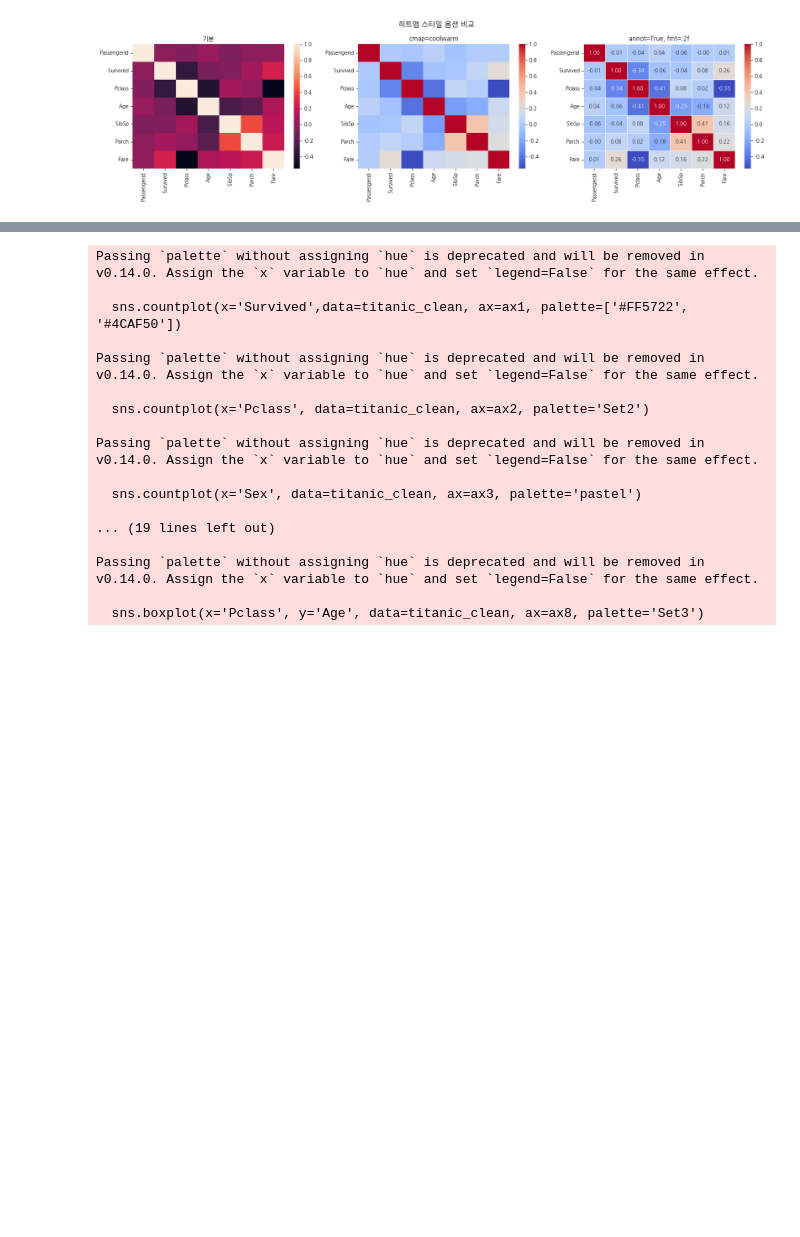
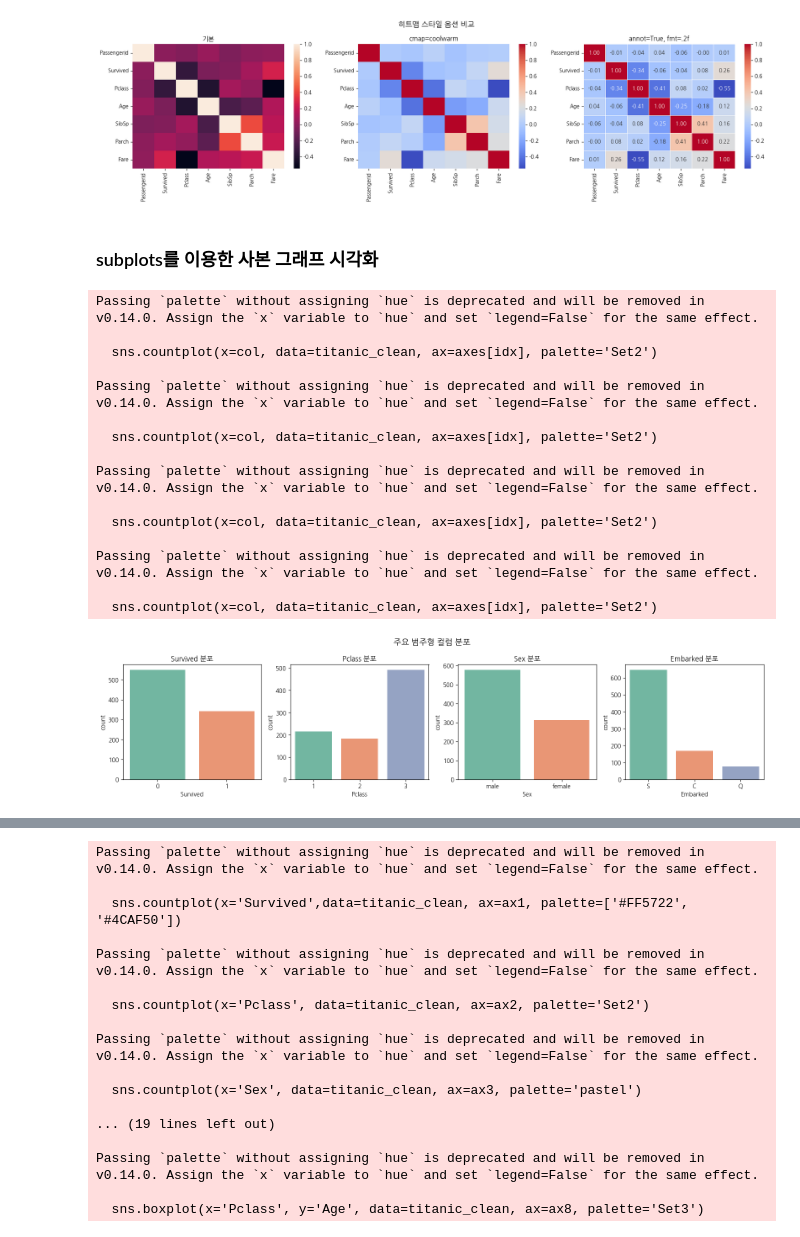
Before and after one commit to deartoms/python, a Jupyter notebook: Visualization시각화.ipynb, the cells around one changed output, grey strips where cells are left out. Saved outputs shown, nothing was run; the diff lists cells and outputs as text; code cells hidden in the pictures; blank space fills up the shorter version.

```diff
--- a/Visualization시각화.ipynb
+++ b/Visualization시각화.ipynb
@@ -543,3 +543,39 @@ plt.tight_layout()
 plt.show()
 # %% [output]
 [figure]
+# %% [markdown]
+### subplots를 이용한 사본 그래프 시각화
+# %%
+# 이산형: 셀 수 있는(countable) 값(정수 형태),
+# 연속형: 측정 가능한 범위 내에서 어떤 값이든 가질 수 있는(실수 형태)
+# 범주형: 카테고리
+
+# 이산형: 컬럼의 건수를 한 번에 시각화
+cat_columns = ['Survived','Pclass', 'Sex', 'Embarked']
+
+fig, axes = plt.subplots(nrows=1, ncols=len(cat_columns), figsize=(16, 4))
+fig.suptitle('주요 범주형 컬럼 분포', fontsize=14, fontweight='bold')
+
+for idx, col in enumerate(cat_columns):
+  sns.countplot(x=col, data=titanic_clean, ax=axes[idx], palette='Set2')
+  axes[idx].set_title(f'{col} 분포')
+
+plt.tight_layout()
+plt.show()
+# %% [output]
+Passing `palette` without assigning `hue` is deprecated and will be removed in v0.14.0. Assign the `x` variable to `hue` and set `legend=False` for the same effect.
+
+  sns.countplot(x=col, data=titanic_clean, ax=axes[idx], palette='Set2')
+
+Passing `palette` without assigning `hue` is deprecated and will be removed in v0.14.0. Assign the `x` variable to `hue` and set `legend=False` for the same effect.
+
+  sns.countplot(x=col, data=titanic_clean, ax=axes[idx], palette='Set2')
+
+Passing `palette` without assigning `hue` is deprecated and will be removed in v0.14.0. Assign the `x` variable to `hue` and set `legend=False` for the same effect.
+
+  sns.countplot(x=col, data=titanic_clean, ax=axes[idx], palette='Set2')
+
+Passing `palette` without assigning `hue` is deprecated and will be removed in v0.14.0. Assign the `x` variable to `hue` and set `legend=False` for the same effect.
+
+  sns.countplot(x=col, data=titanic_clean, ax=axes[idx], palette='Set2')
+[figure, added]
```
Also changed, not shown: parts of 9 cells of this notebook.
